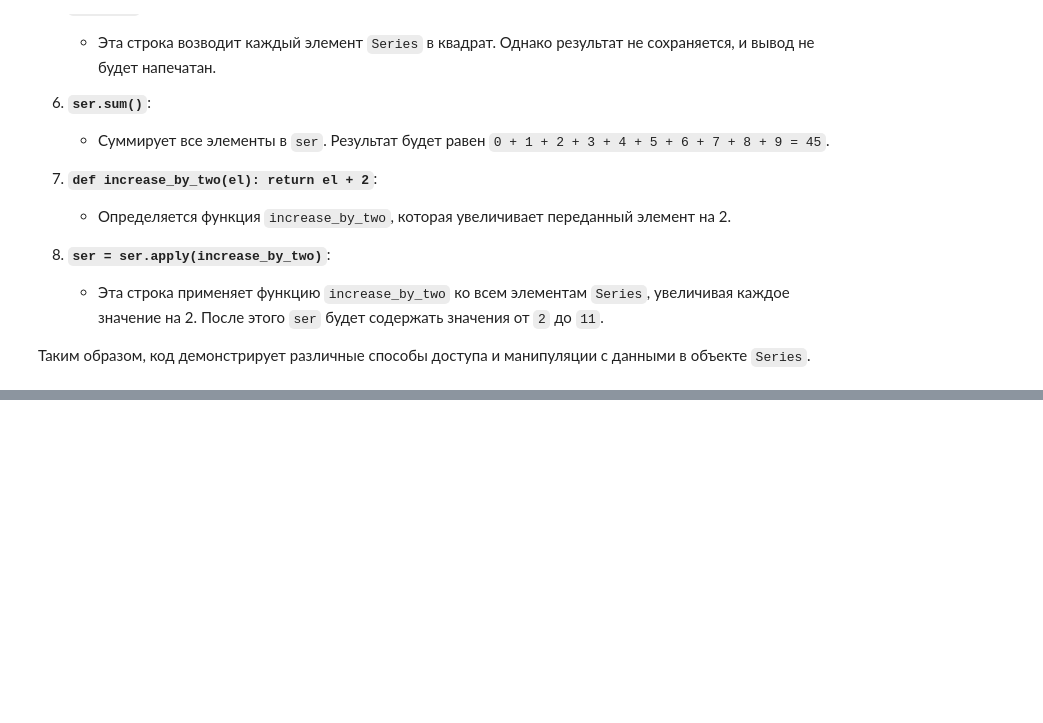
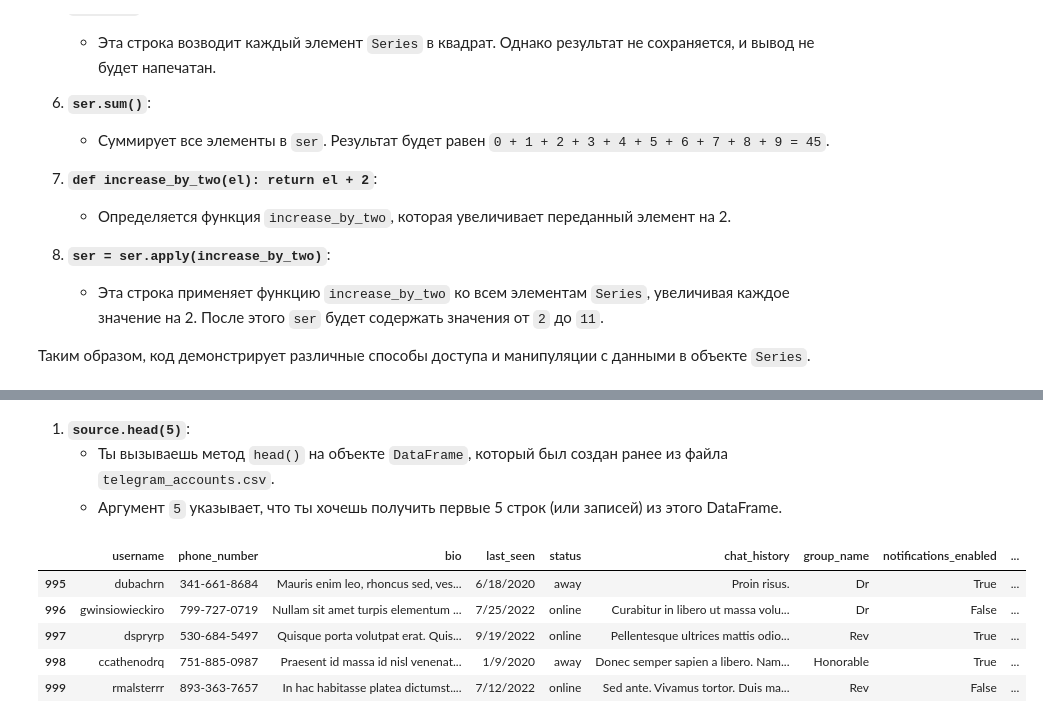
Before and after one commit to marse11e/Data-Science-Exploration, a Jupyter notebook: practice/practice/p_pandas.ipynb, the cells around one changed output, grey strips where cells are left out. Saved outputs shown, nothing was run; the diff lists cells and outputs as text; code cells hidden in the pictures; blank space fills up the shorter version.

```diff
--- a/practice/practice/p_pandas.ipynb
+++ b/practice/practice/p_pandas.ipynb
@@ -371,0 +392,13 @@ dtype: int64
+# %% [markdown]
+1. **`source.head(5)`**:
+   - Ты вызываешь метод `head()` на объекте `DataFrame`, который был создан ранее из файла `telegram_accounts.csv`.
+   - Аргумент `5` указывает, что ты хочешь получить первые 5 строк (или записей) из этого DataFrame.
+# %%
+source.tail(5)
+# %% [output]
+|  | username | phone_number | bio | last_seen | status | chat_history | group_name | notifications_enabled | ... |
+| 995 | dubachrn | 341-661-8684 | Mauris enim leo, rhoncus sed, ves... | 6/18/2020 | away | Proin risus. | Dr | True | ... |
+| 996 | gwinsiowieckiro | 799-727-0719 | Nullam sit amet turpis elementum ... | 7/25/2022 | online | Curabitur in libero ut massa volu... | Dr | False | ... |
+| 997 | dspryrp | 530-684-5497 | Quisque porta volutpat erat. Quis... | 9/19/2022 | online | Pellentesque ultrices mattis odio... | Rev | True | ... |
+| 998 | ccathenodrq | 751-885-0987 | Praesent id massa id nisl venenat... | 1/9/2020 | away | Donec semper sapien a libero. Nam... | Honorable | True | ... |
+| 999 | rmalsterrr | 893-363-7657 | In hac habitasse platea dictumst.... | 7/12/2022 | online | Sed ante. Vivamus tortor. Duis ma... | Rev | False | ... |
```
Also changed, not shown: parts of 8 cells of this notebook, 5 other files.
